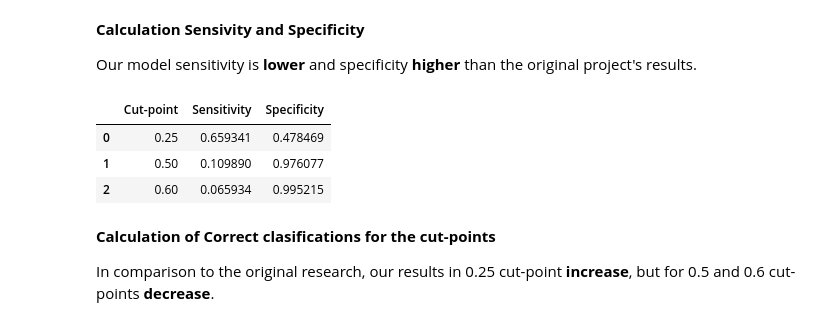
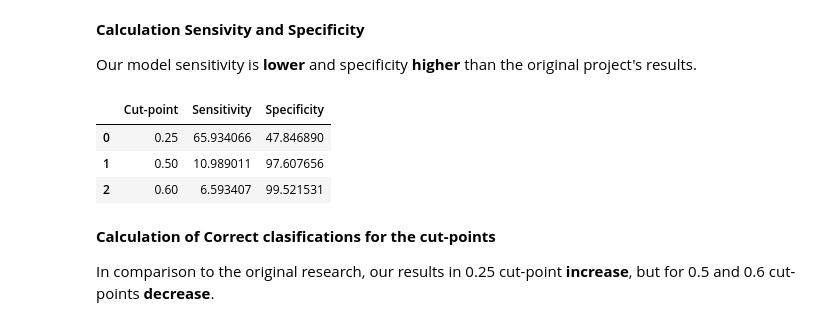
Before and after one commit to elgunismayil0v/Reproducible-Research_Project, a Jupyter notebook: notebooks/Logistic regresion.ipynb, the cells around one changed output. Cells and saved outputs as stored; diff of their text form; code cells hidden in the pictures.

```diff
--- a/notebooks/Logistic regresion.ipynb
+++ b/notebooks/Logistic regresion.ipynb
@@ -157,10 +157,10 @@ for threshold in thresholds:
     TN, FP, FN, TP = conf_matrix.ravel()
 
     # Calculate sensitivity (true positive rate)
-    sensitivity = TP / (TP + FN)
+    sensitivity = (TP / (TP + FN))*100
 
     # Calculate specificity (true negative rate)
-    specificity = TN / (TN + FP)
+    specificity = TN / (TN + FP)*100
 
     # Print the results
     results.append({'Cut-point': threshold,
@@ -300,38 +300,38 @@ Our model sensitivity is **lower** and specificity **higher** than the original
 # True labels and predicted labels are available as lists
 true_labels = y_test
 predicted_labels = lrn_s.predict(sm.add_constant(X_test_transform))
 
 # Define cut-point values
 thresholds = [0.25, 0.5, 0.6]
 results=[]
 
 for threshold in thresholds:
     # Convert predicted labels based on the current threshold
     predicted_labels_threshold = np.where(predicted_labels >= threshold, 1, 0)
 
     # Calculating confusion matrix for the current threshold
     conf_matrix = confusion_matrix(true_labels, predicted_labels_threshold)
 
     # Extracting values from the confusion matrix
     TN, FP, FN, TP = conf_matrix.ravel()
 
     # Calculate sensitivity (true positive rate)
-    sensitivity = TP / (TP + FN)
+    sensitivity = (TP / (TP + FN))*100
 
     # Calculate specificity (true negative rate)
-    specificity = TN / (TN + FP)
+    specificity = (TN / (TN + FP))*100
 
     # Print the results
     results.append({'Cut-point': threshold,
                     'Sensitivity': sensitivity,
                     'Specificity': specificity})
 # Show the results
 pd.DataFrame(results)
 # %% [output]
 |  | Cut-point | Sensitivity | Specificity |
-| 0 | 0.25 | 0.659341 | 0.478469 |
-| 1 | 0.50 | 0.109890 | 0.976077 |
-| 2 | 0.60 | 0.065934 | 0.995215 |
+| 0 | 0.25 | 65.934066 | 47.846890 |
+| 1 | 0.50 | 10.989011 | 97.607656 |
+| 2 | 0.60 | 6.593407 | 99.521531 |
 # %% [markdown]
 **Calculation of Correct clasifications for the cut-points**
 
```
Also changed, not shown: parts of 3 cells of this notebook.
